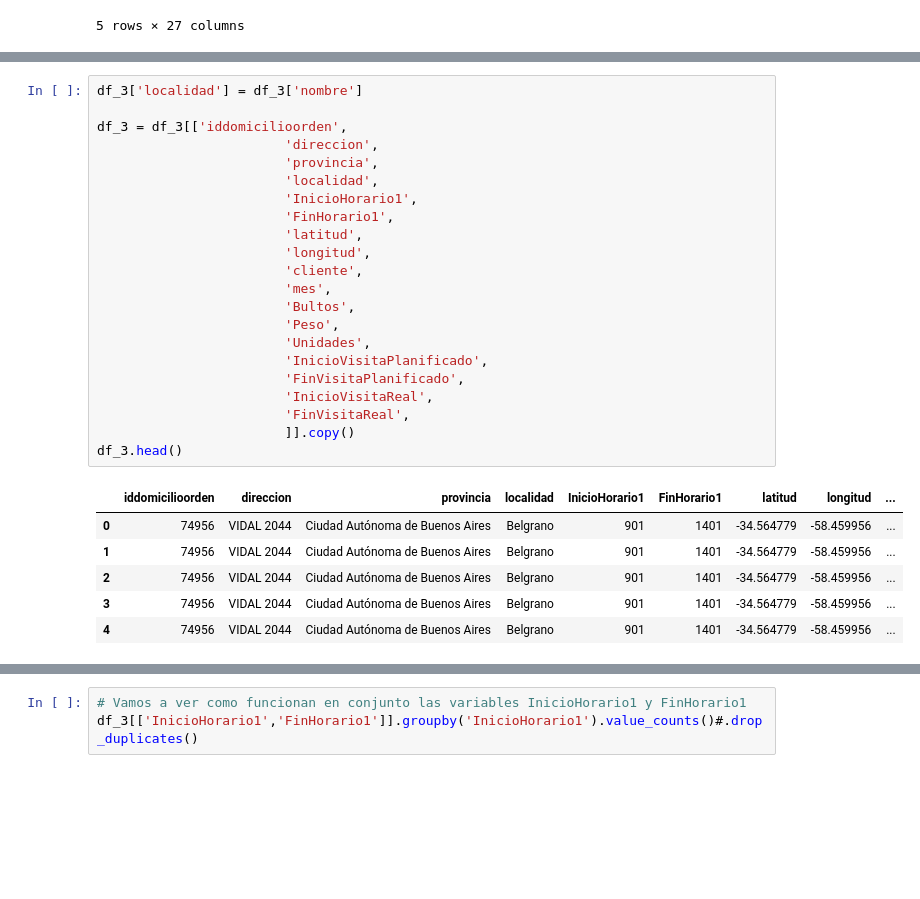
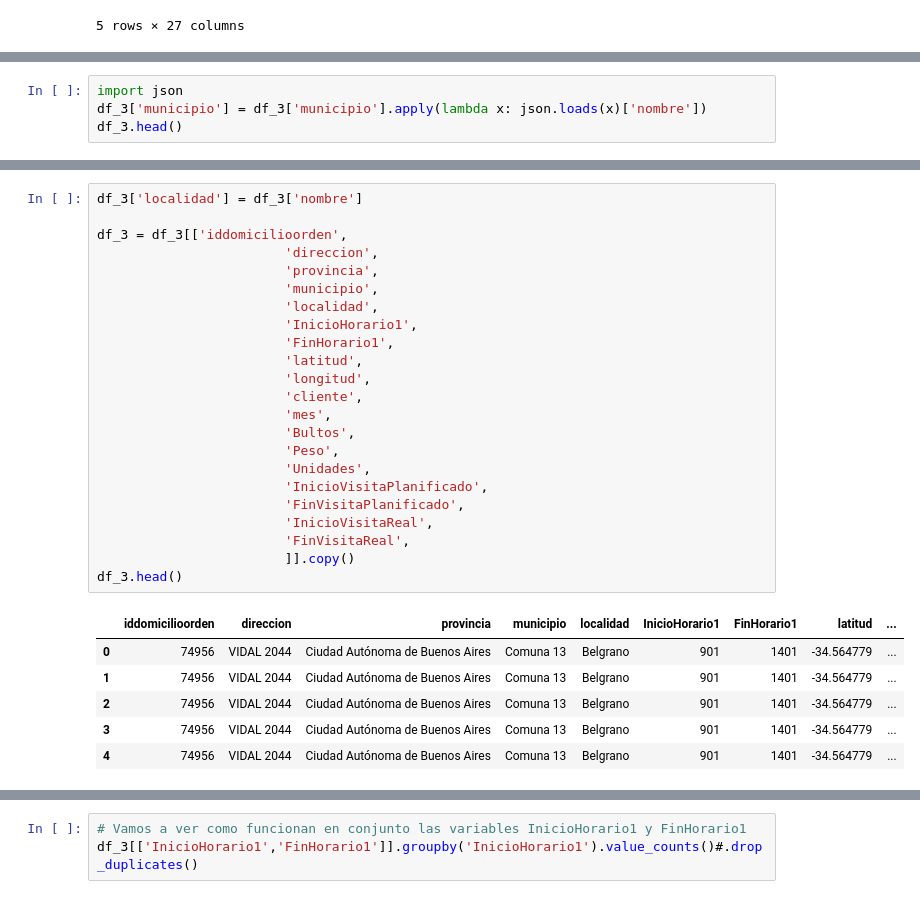
Before and after one commit to Maximo-Verdondoni/DesafioiFlow, a Jupyter notebook: Limpieza.ipynb, the cells around one changed output, grey strips where cells are left out. Drawn from its saved outputs; the diff is of its cells as text; blank space fills up the shorter version.

```diff
--- a/Limpieza.ipynb
+++ b/Limpieza.ipynb
@@ -565,0 +586,4 @@ df_3.head()
+# %%
+import json
+df_3['municipio'] = df_3['municipio'].apply(lambda x: json.loads(x)['nombre'])
+df_3.head()
@@ -566,32 +598,33 @@ df_3.head()
 # %%
 df_3['localidad'] = df_3['nombre']
 
 df_3 = df_3[['iddomicilioorden',
                         'direccion',
                         'provincia',
+                        'municipio',
                         'localidad',
                         'InicioHorario1',
                         'FinHorario1',
                         'latitud',
                         'longitud',
                         'cliente',
                         'mes',
                         'Bultos',
                         'Peso',
                         'Unidades',
                         'InicioVisitaPlanificado',
                         'FinVisitaPlanificado',
                         'InicioVisitaReal',
                         'FinVisitaReal',
                         ]].copy()
 df_3.head()
 # %% [output]
-|  | iddomicilioorden | direccion | provincia | localidad | InicioHorario1 | FinHorario1 | latitud | longitud | ... |
-| 0 | 74956 | VIDAL 2044 | Ciudad Autónoma de Buenos Aires | Belgrano | 901 | 1401 | -34.564779 | -58.459956 | ... |
-| 1 | 74956 | VIDAL 2044 | Ciudad Autónoma de Buenos Aires | Belgrano | 901 | 1401 | -34.564779 | -58.459956 | ... |
-| 2 | 74956 | VIDAL 2044 | Ciudad Autónoma de Buenos Aires | Belgrano | 901 | 1401 | -34.564779 | -58.459956 | ... |
-| 3 | 74956 | VIDAL 2044 | Ciudad Autónoma de Buenos Aires | Belgrano | 901 | 1401 | -34.564779 | -58.459956 | ... |
-| 4 | 74956 | VIDAL 2044 | Ciudad Autónoma de Buenos Aires | Belgrano | 901 | 1401 | -34.564779 | -58.459956 | ... |
+|  | iddomicilioorden | direccion | provincia | municipio | localidad | InicioHorario1 | FinHorario1 | latitud | ... |
+| 0 | 74956 | VIDAL 2044 | Ciudad Autónoma de Buenos Aires | Comuna 13 | Belgrano | 901 | 1401 | -34.564779 | ... |
+| 1 | 74956 | VIDAL 2044 | Ciudad Autónoma de Buenos Aires | Comuna 13 | Belgrano | 901 | 1401 | -34.564779 | ... |
+| 2 | 74956 | VIDAL 2044 | Ciudad Autónoma de Buenos Aires | Comuna 13 | Belgrano | 901 | 1401 | -34.564779 | ... |
+| 3 | 74956 | VIDAL 2044 | Ciudad Autónoma de Buenos Aires | Comuna 13 | Belgrano | 901 | 1401 | -34.564779 | ... |
+| 4 | 74956 | VIDAL 2044 | Ciudad Autónoma de Buenos Aires | Comuna 13 | Belgrano | 901 | 1401 | -34.564779 | ... |
 # %%
 # Veamos como quedaron aquellas filas en las que previamente faltaban las coordenadas
 df_3.iloc[fixed_missing_coordinates.index]
```
Also changed, not shown: parts of 22 cells of this notebook, 3 other files.
